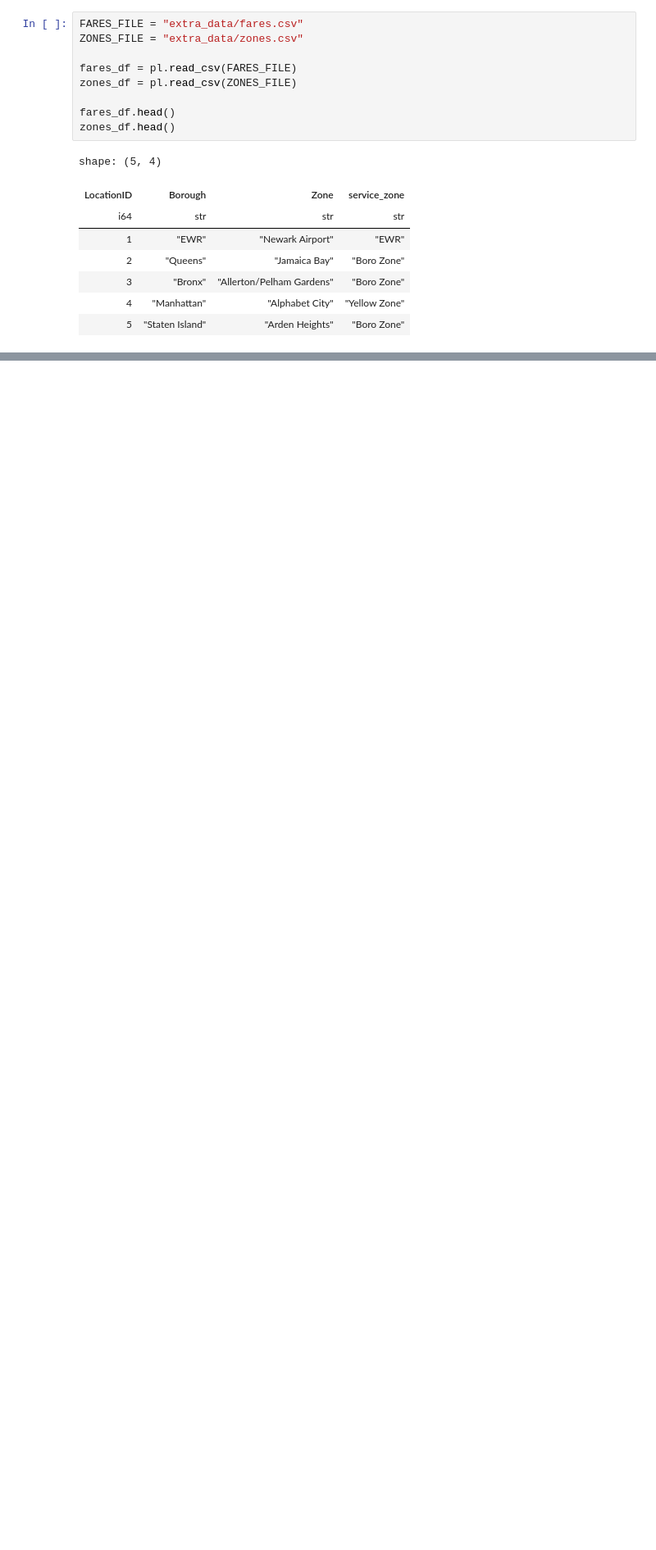
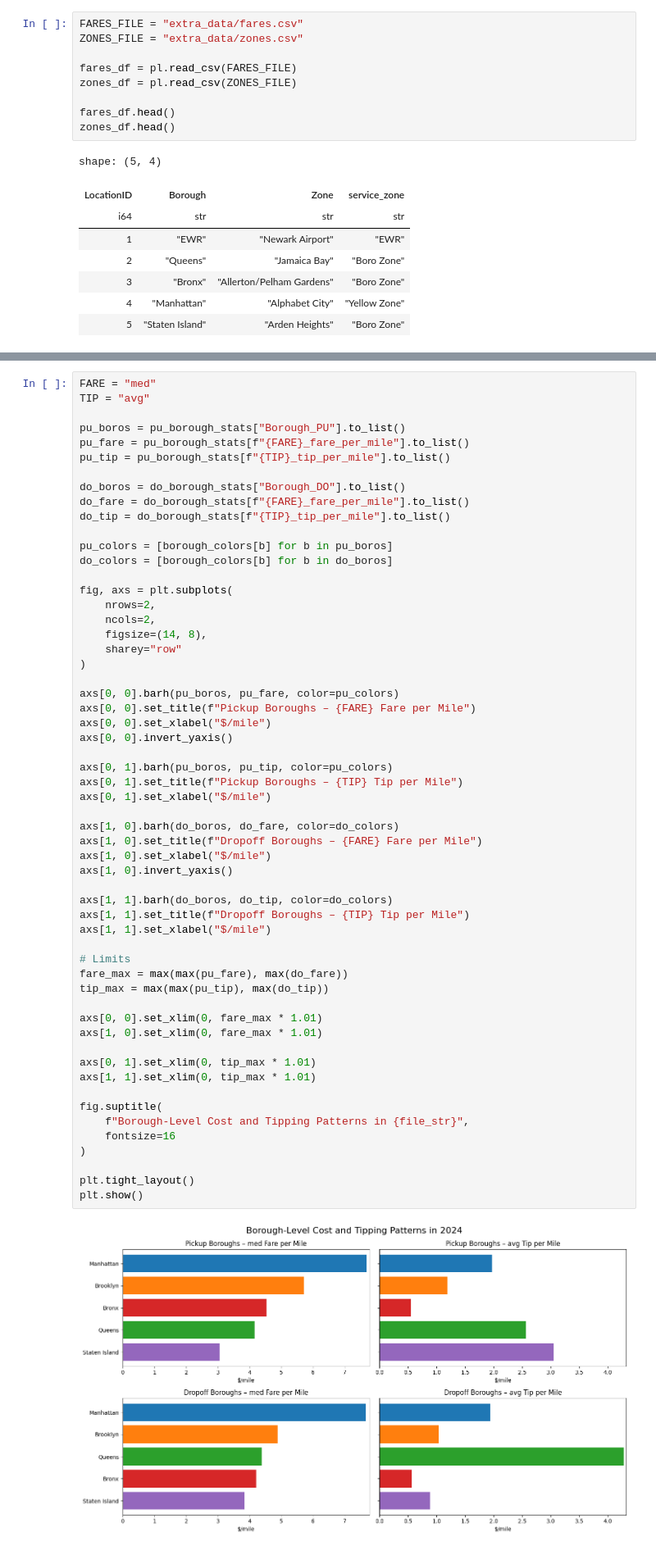
Before and after one commit to Zhanqiu-Guo/NYC-Yellow-Cab, a Jupyter notebook: geo_EDA.ipynb, the cells around one changed output, grey strips where cells are left out. Shown at 82% size. Cells and saved outputs as stored; diff of their text form; blank space fills up the shorter version.

```diff
--- a/geo_EDA.ipynb
+++ b/geo_EDA.ipynb
@@ -279,0 +285,59 @@ plt.show()
+# %%
+FARE = "med"
+TIP = "avg"
+
+pu_boros = pu_borough_stats["Borough_PU"].to_list()
+pu_fare = pu_borough_stats[f"{FARE}_fare_per_mile"].to_list()
+pu_tip = pu_borough_stats[f"{TIP}_tip_per_mile"].to_list()
+
+do_boros = do_borough_stats["Borough_DO"].to_list()
+do_fare = do_borough_stats[f"{FARE}_fare_per_mile"].to_list()
+do_tip = do_borough_stats[f"{TIP}_tip_per_mile"].to_list()
+
+pu_colors = [borough_colors[b] for b in pu_boros]
+do_colors = [borough_colors[b] for b in do_boros]
+
+fig, axs = plt.subplots(
+    nrows=2,
+    ncols=2,
+    figsize=(14, 8),
+    sharey="row"
+)
+
+axs[0, 0].barh(pu_boros, pu_fare, color=pu_colors)
+axs[0, 0].set_title(f"Pickup Boroughs – {FARE} Fare per Mile")
+axs[0, 0].set_xlabel("$/mile")
+axs[0, 0].invert_yaxis()
+
+axs[0, 1].barh(pu_boros, pu_tip, color=pu_colors)
+axs[0, 1].set_title(f"Pickup Boroughs – {TIP} Tip per Mile")
+axs[0, 1].set_xlabel("$/mile")
+
+axs[1, 0].barh(do_boros, do_fare, color=do_colors)
+axs[1, 0].set_title(f"Dropoff Boroughs – {FARE} Fare per Mile")
+axs[1, 0].set_xlabel("$/mile")
+axs[1, 0].invert_yaxis()
+
+axs[1, 1].barh(do_boros, do_tip, color=do_colors)
+axs[1, 1].set_title(f"Dropoff Boroughs – {TIP} Tip per Mile")
+axs[1, 1].set_xlabel("$/mile")
+
+# Limits
+fare_max = max(max(pu_fare), max(do_fare))
+tip_max = max(max(pu_tip), max(do_tip))
+
+axs[0, 0].set_xlim(0, fare_max * 1.01)
+axs[1, 0].set_xlim(0, fare_max * 1.01)
+
+axs[0, 1].set_xlim(0, tip_max * 1.01)
+axs[1, 1].set_xlim(0, tip_max * 1.01)
+
+fig.suptitle(
+    f"Borough-Level Cost and Tipping Patterns in {file_str}",
+    fontsize=16
+)
+
+plt.tight_layout()
+plt.show()
+# %% [output]
+[figure, added]
```
Also changed, not shown: parts of 9 cells of this notebook.
